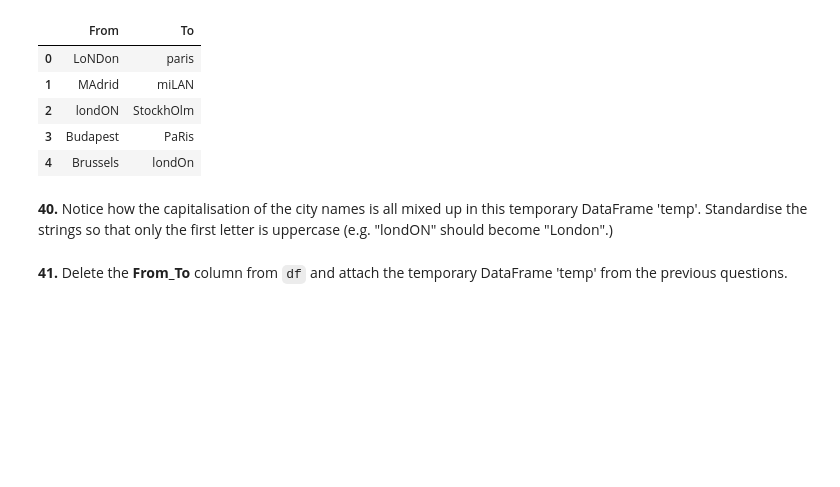
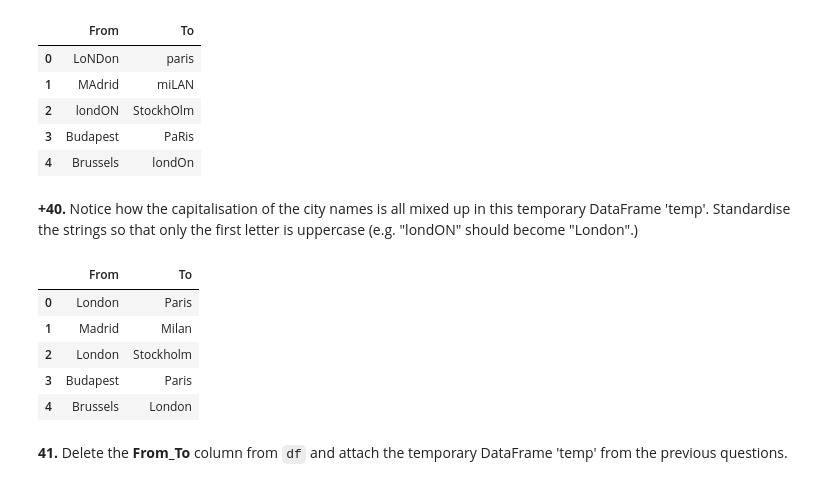
Before and after one commit to bogdan-kovalchuk/100-pandas-puzzles, a Jupyter notebook: 100-pandas-puzzles.ipynb, the cells around one changed output. Drawn from its saved outputs; the diff is of its cells as text; code cells hidden in the pictures; blank space fills up the shorter version.

```diff
--- a/100-pandas-puzzles.ipynb
+++ b/100-pandas-puzzles.ipynb
@@ -733,7 +733,18 @@ temp
 | 3 | Budapest | PaRis |
 | 4 | Brussels | londOn |
 # %% [markdown]
-**40.** Notice how the capitalisation of the city names is all mixed up in this temporary DataFrame 'temp'. Standardise the strings so that only the first letter is uppercase (e.g. "londON" should become "London".)
+**+40.** Notice how the capitalisation of the city names is all mixed up in this temporary DataFrame 'temp'. Standardise the strings so that only the first letter is uppercase (e.g. "londON" should become "London".)
+# %%
+temp["From"] = temp["From"].str.capitalize()
+temp["To"] = temp["To"].str.capitalize()
+temp
+# %% [output]
+|  | From | To |
+| 0 | London | Paris |
+| 1 | Madrid | Milan |
+| 2 | London | Stockholm |
+| 3 | Budapest | Paris |
+| 4 | Brussels | London |
 # %% [markdown]
 **41.** Delete the **From_To** column from `df` and attach the temporary DataFrame 'temp' from the previous questions.
 # %% [markdown]
```
Also changed, not shown: parts of 7 cells of this notebook.
